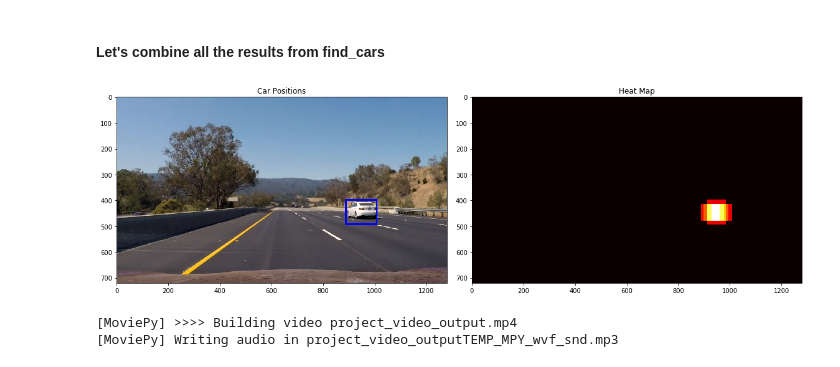
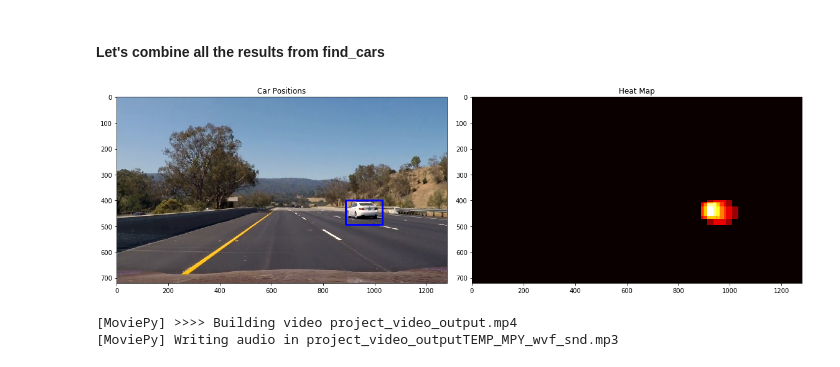
Before and after one commit to kevinwestern/CarND-Vehicle-Detection, a Jupyter notebook: project.ipynb, the cells around one changed output. Drawn from its saved outputs; the diff is of its cells as text; code cells hidden in the pictures.

```diff
--- a/project.ipynb
+++ b/project.ipynb
@@ -638,45 +638,44 @@ img = cv2.imread('./debug/img0.png')
 img = cv2.cvtColor(img, cv2.COLOR_BGR2RGB)
 
 tests = [
-    #find_cars(img, 400, 500, .75, svc, X_scaler, ORIENT, PIX_PER_CELL, CELL_PER_BLOCK, None, None, debug=False),
-    #find_cars(img, 430, 505, 1, svc, X_scaler, ORIENT, PIX_PER_CELL, CELL_PER_BLOCK, None, None, debug=False),
-    #find_cars(img, 400, 656, 1.5, svc, X_scaler, ORIENT, PIX_PER_CELL, CELL_PER_BLOCK, None, None, debug=False),
-    #find_cars(img, 400, 550, 2, svc, X_scaler, ORIENT, PIX_PER_CELL, CELL_PER_BLOCK, None, None, debug=False),
-    #find_cars(img, 400, 600, 2.5, svc, X_scaler, ORIENT, PIX_PER_CELL, CELL_PER_BLOCK, None, None, debug=False),
-    #find_cars(img, 425, 575, 2, svc, X_scaler, ORIENT, PIX_PER_CELL, CELL_PER_BLOCK, None, None, debug=False),
-    #find_cars(img, 375, 600, 1, svc, X_scaler, ORIENT, PIX_PER_CELL, CELL_PER_BLOCK, None, None, debug=False),
-    find_cars(img, 350, 656, 1.5, svc, X_scaler, ORIENT, PIX_PER_CELL, CELL_PER_BLOCK, None, None, debug=False),
-    find_cars(img, 350, 500, 1, svc, X_scaler, ORIENT, PIX_PER_CELL, CELL_PER_BLOCK, None, None, debug=False),
+    find_cars(img, 400, 500, .75, svc, X_scaler, ORIENT, PIX_PER_CELL, CELL_PER_BLOCK, None, None, debug=False),
+    find_cars(img, 430, 505, 1, svc, X_scaler, ORIENT, PIX_PER_CELL, CELL_PER_BLOCK, None, None, debug=False),
+    find_cars(img, 400, 656, 1.5, svc, X_scaler, ORIENT, PIX_PER_CELL, CELL_PER_BLOCK, None, None, debug=False),
+    find_cars(img, 400, 550, 2, svc, X_scaler, ORIENT, PIX_PER_CELL, CELL_PER_BLOCK, None, None, debug=False),
+    find_cars(img, 400, 600, 2.5, svc, X_scaler, ORIENT, PIX_PER_CELL, CELL_PER_BLOCK, None, None, debug=False),
+    find_cars(img, 425, 575, 2, svc, X_scaler, ORIENT, PIX_PER_CELL, CELL_PER_BLOCK, None, None, debug=False),
+    find_cars(img, 375, 600, 1, svc, X_scaler, ORIENT, PIX_PER_CELL, CELL_PER_BLOCK, None, None, debug=False),
+    find_cars(img, 375, 600, 2, svc, X_scaler, ORIENT, PIX_PER_CELL, CELL_PER_BLOCK, None, None, debug=False),
 ]
 matches = []
 for boxes in tests:
     for box in boxes:
         matches.append(box)
 
 heat = np.zeros_like(img[:,:,0]).astype(np.float)
 
 # Add heat to each box in box list
 heat = add_heat(heat, matches)
 
 # Apply threshold to help remove false positives
 heat = apply_threshold(heat, 1)
 
 # Visualize the heatmap when displaying
 heatmap = np.clip(heat, 0, 255)
 
 labels = label(heatmap)
 draw_img = draw_labeled_bboxes(np.copy(img), labels)
 
 fig = plt.figure(figsize=(16, 9))
 plt.subplot(121)
 plt.imshow(draw_img)
 plt.title('Car Positions')
 plt.subplot(122)
 plt.imshow(heatmap, cmap='hot')
 plt.title('Heat Map')
 fig.tight_layout()
 # %% [output]
-[figure, old version]
+[figure, new version]
 # %%
 from moviepy.editor import VideoFileClip
 from functools import reduce
```
Also changed, not shown: parts of 2 cells of this notebook, 1 other file.
